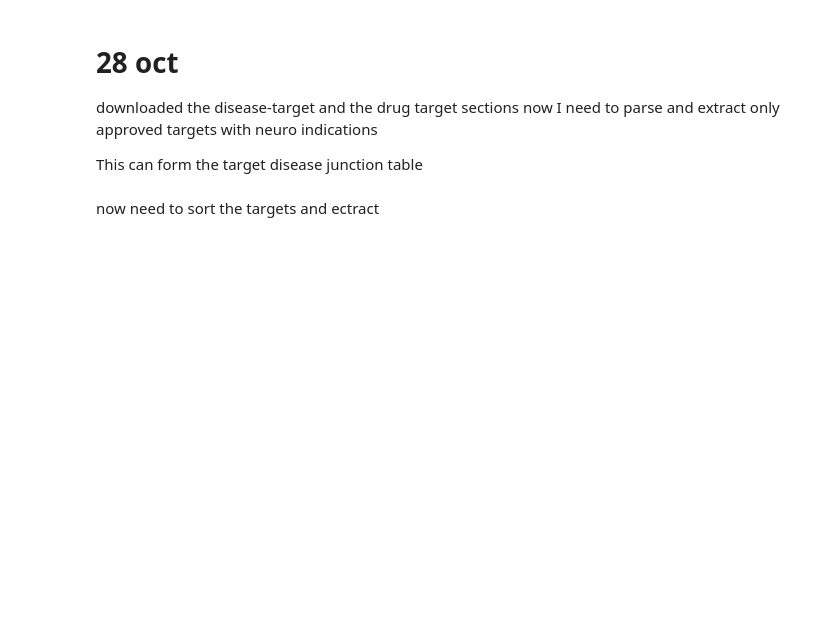
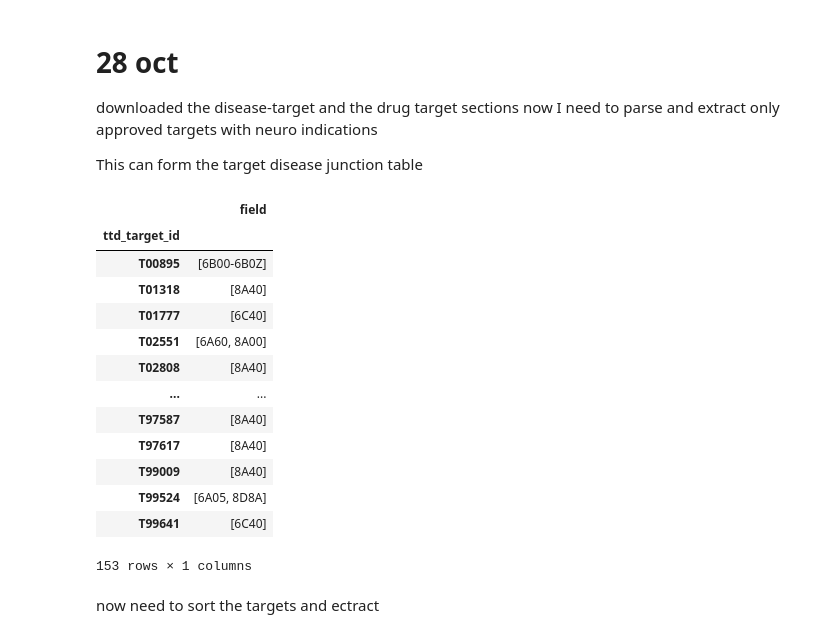
Before and after one commit to medplantdata/Scripts, a Jupyter notebook: Theraputic_Target_Database/handling_TTD.ipynb, the cells around one changed output. Saved outputs shown, nothing was run; the diff lists cells and outputs as text; code cells hidden in the pictures; blank space fills up the shorter version.

```diff
--- a/Theraputic_Target_Database/handling_TTD.ipynb
+++ b/Theraputic_Target_Database/handling_TTD.ipynb
@@ -7,36 +7,55 @@ This can form the target disease junction table
 # %%
 # for target disease file
 import pandas as pd
 import re
 
 def add_approved_neuro(diseases):
     icd_term = r"\[ICD-11:\s*([68][A-Z0-9]*(?:\.[A-Z0-9]+)?(?:\s*-\s*[A-Z0-9]+(?:\.[A-Z0-9]+)?)?)\s*\]"
     icds = []
     for disease in diseases:
         if disease.startswith('Approved'):
             if re.search(icd_term, disease):
                 pat = re.compile(icd_term)
                 icd = pat.findall(disease)
-                icds.append(icd)
-    return icds
+                icds.extend(icd)
+    if icds:
+        return list(dict.fromkeys(icds))
+    else:
+        return pd.NA
 
 with open('/home/school/masters/Scripts/Theraputic_Target_Database/P1-06-Target_disease.txt') as f:
     target_disease_df = pd.DataFrame(columns=['ttd_target_id','field_name','field'])
     for line_num, line in enumerate(f, start=1):
         if line_num < 23:
             continue
         if line.strip():
             line = line.strip()
             line = line.split(maxsplit=2)
             target_disease_df.loc[len(target_disease_df)] = line
 
 target_disease_df = target_disease_df.loc[~target_disease_df['field_name'].eq('TARGNAME')].copy()
 target_disease_df = target_disease_df.loc[~target_disease_df['field_name'].eq('TARGETID')].copy()
 
 target_disease_df =target_disease_df.drop(columns=['field_name'])
 
-target_disease_df.groupby('ttd_target_id').agg(add_approved_neuro)
+target_disease_df = target_disease_df.groupby('ttd_target_id').agg(add_approved_neuro)
 target_disease_df = target_disease_df.loc[target_disease_df['field'].notna()].copy()
+target_disease_df
+# %% [output]
+|  | field |
+| ttd_target_id |  |
+| T00895 | [6B00-6B0Z] |
+| T01318 | [8A40] |
+| T01777 | [6C40] |
+| T02551 | [6A60, 8A00] |
+| T02808 | [8A40] |
+| ... | ... |
+| T97587 | [8A40] |
+| T97617 | [8A40] |
+| T99009 | [8A40] |
+| T99524 | [6A05, 8D8A] |
+| T99641 | [6C40] |
+153 rows × 1 columns
 # %% [markdown]
 now need to sort the targets and ectract
 # %%
```
Also changed, not shown: parts of 2 cells of this notebook, 2 other files.
